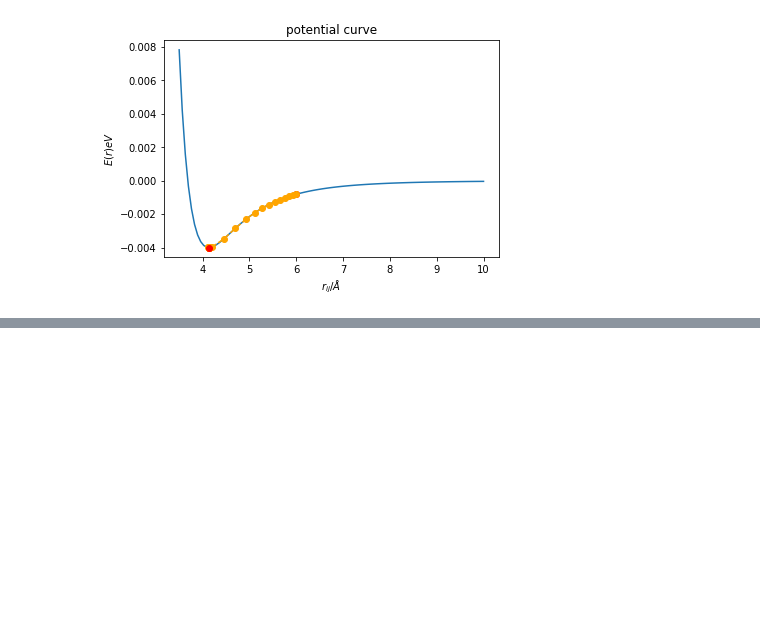
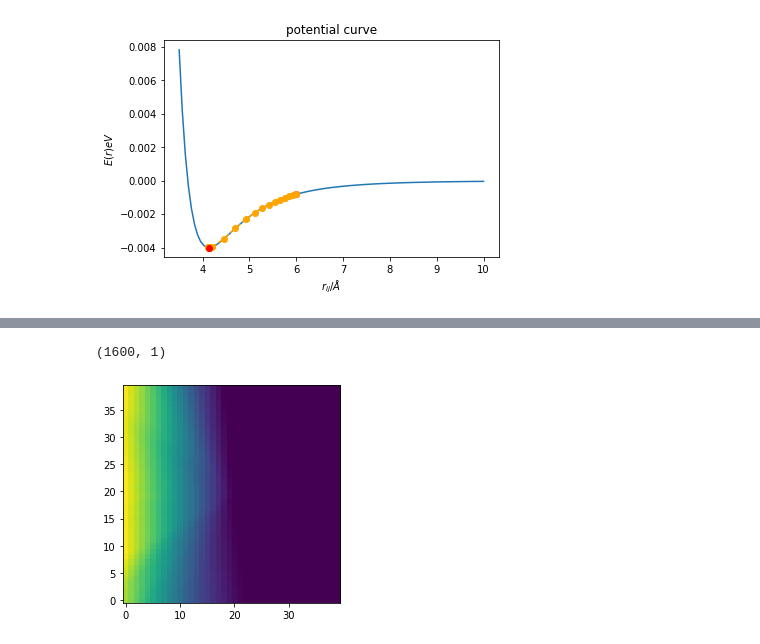
Before and after one commit to elhamng/assignments, a Jupyter notebook: dl/machine-learning-for-physicists/W2_DL_GD.ipynb, the cells around one changed output, grey strips where cells are left out. Saved outputs shown, nothing was run; the diff lists cells and outputs as text; code cells hidden in the pictures; blank space fills up the shorter version.

```diff
--- a/dl/machine-learning-for-physicists/W2_DL_GD.ipynb
+++ b/dl/machine-learning-for-physicists/W2_DL_GD.ipynb
@@ -193,0 +218,8 @@ https://towardsdatascience.com/complete-step-by-step-gradient-descent-algorithm-
+# %%
+def net_f_df(z): # calculate f(z) and f'(z)
+    val=1/(1+exp(-z)) # sigmoid
+    return(val,exp(-z)*(val**2)) # return both f and f'
+# %%
+def forward_step(y,w,b): # calculate values in next layer, from input y
+    z=dot(y,w)+b # w=weights, b=bias vector for next layer
+    return(net_f_df(z)) # apply nonlinearity and return result
@@ -193,0 +239,10 @@ https://towardsdatascience.com/complete-step-by-step-gradient-descent-algorithm-
+# %%
+def apply_net_simple(y_in): # one forward pass through the network
+    # no storage for backprop (this is used for simple tests)
+
+    y=y_in # start with input values
+    y_layer[0]=y
+    for j in range(NumLayers): # loop through all layers
+        # j=0 corresponds to the first layer above the input
+        y,df=forward_step(y,Weights[j],Biases[j]) # one step
+    return(y)
@@ -193,0 +376,15 @@ https://towardsdatascience.com/complete-step-by-step-gradient-descent-algorithm-
+# %%
+# try to evaluate the (randomly initialized) network
+# on some area in the 2D plane
+test_batchsize=shape(X0)[0]*shape(X0)[1]
+testsample=zeros([test_batchsize,2])
+testsample[:,0]=X0.flatten()
+testsample[:,1]=X1.flatten()
+
+testoutput=apply_net_simple(testsample)
+print(testoutput.shape)
+myim=plt.imshow(np.reshape(testoutput,np.shape(X0)),origin='lower',interpolation='none')
+plt.show()
+# %% [output]
+(1600, 1)
+[figure, added]
```
Also changed, not shown: parts of 26 cells of this notebook.
